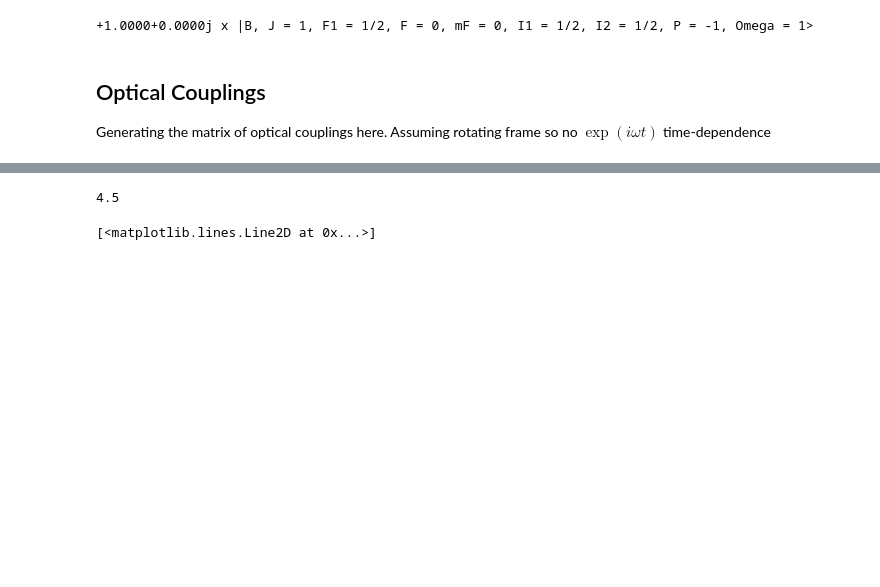
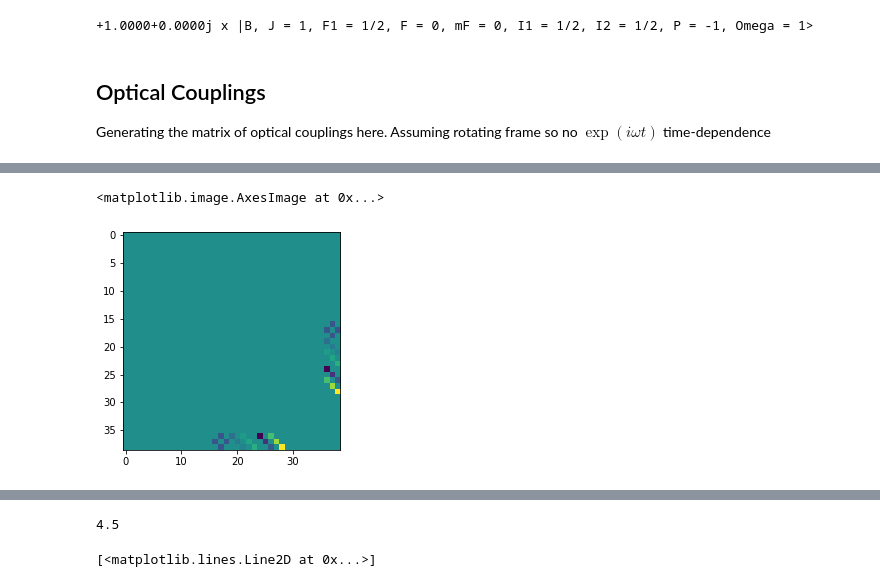
Before and after one commit to ograsdijk/CeNTREX-notebooks, a Jupyter notebook: optical bloch equations/Oskari Code Modified/Laser Only.ipynb, the cells around one changed output, grey strips where cells are left out. Drawn from its saved outputs; the diff is of its cells as text; code cells hidden in the pictures; blank space fills up the shorter version.

```diff
--- a/optical bloch equations/Oskari Code Modified/Laser Only.ipynb
+++ b/optical bloch equations/Oskari Code Modified/Laser Only.ipynb
@@ -171,0 +177,5 @@ Wall time: 34.4 s
+# %%
+plt.imshow(H_laser_x.real)
+# %% [output]
+<matplotlib.image.AxesImage at 0x...>
+[figure, added]
```
Also changed, not shown: parts of 28 cells of this notebook, 1 other file.
